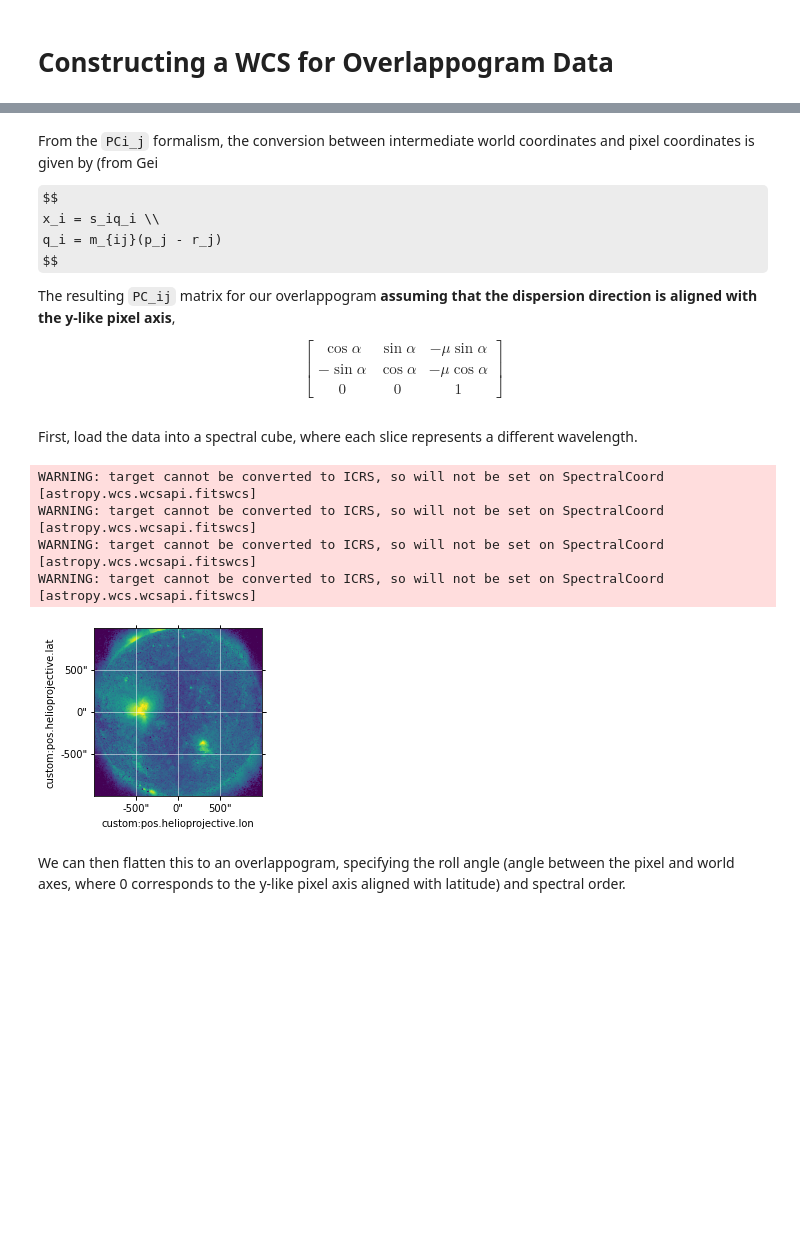
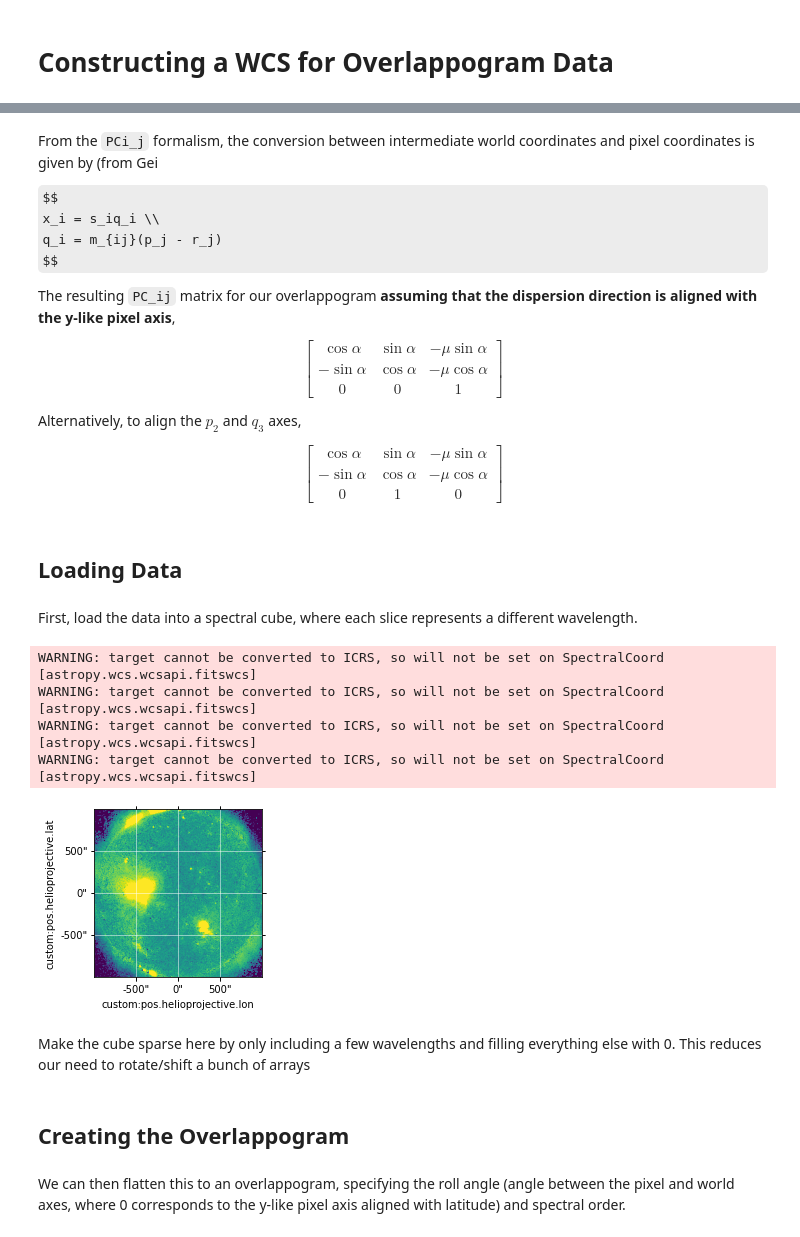
Before and after one commit to wtbarnes/moxsi-science-planning, a Jupyter notebook: notebooks/overlappogram-wcs-demo.ipynb, the cells around one changed output, grey strips where cells are left out. Saved outputs shown, nothing was run; the diff lists cells and outputs as text; code cells hidden in the pictures; some formulas as TeX source; blank space fills up the shorter version.

```diff
--- a/notebooks/overlappogram-wcs-demo.ipynb
+++ b/notebooks/overlappogram-wcs-demo.ipynb
@@ -36,21 +40,36 @@ $$
 0 & 0 & 1
 \end{bmatrix}
 $$
+
+Alternatively, to align the $p_2$ and $q_3$ axes,
+
+$$
+\begin{bmatrix}
+\cos\alpha & \sin\alpha & -\mu\sin\alpha \\
+-\sin\alpha & \cos\alpha & -\mu\cos\alpha \\
+0 & 1 & 0
+\end{bmatrix}
+$$
+# %% [markdown]
+## Loading Data
 # %% [markdown]
 First, load the data into a spectral cube, where each slice represents a different wavelength.
 # %%
 savdata = readsav('../data/forDan_MOXSI_DATA_09112020_0440_feldman.sav')
 # %%
-moxsi_cube = make_moxsi_ndcube(savdata['moxsi1_img'],savdata['cubixss_wave']*u.angstrom)
+_moxsi_cube = make_moxsi_ndcube(savdata['moxsi1_img'],savdata['cubixss_wave']*u.angstrom)
 # %%
 plt.figure(figsize=(3,8))
-ax = moxsi_cube[1073//2].plot(norm=ImageNormalize(vmin=0,vmax=1,stretch=LogStretch()))
+ax = _moxsi_cube[327].plot(norm=ImageNormalize(vmin=0,vmax=1,stretch=LogStretch()))
 lon,lat = ax.coords
 lon.grid(color='white', alpha=1, linestyle='solid', lw=.5,)
 lat.grid(color='white', alpha=1, linestyle='solid', lw=.5,)
 # %% [output]
 WARNING: target cannot be converted to ICRS, so will not be set on SpectralCoord [astropy.wcs.wcsapi.fitswcs]
 WARNING: target cannot be converted to ICRS, so will not be set on SpectralCoord [astropy.wcs.wcsapi.fitswcs]
 WARNING: target cannot be converted to ICRS, so will not be set on SpectralCoord [astropy.wcs.wcsapi.fitswcs]
 WARNING: target cannot be converted to ICRS, so will not be set on SpectralCoord [astropy.wcs.wcsapi.fitswcs]
-[figure, old version]
+[figure, new version]
+# %% [markdown]
+Make the cube sparse here by only including a few wavelengths and filling everything else with 0.
+This reduces our need to rotate/shift a bunch of arrays
@@ -57,3 +82,5 @@ WARNING: target cannot be converted to ICRS, so will not be set on SpectralCoord
+# %% [markdown]
+## Creating the Overlappogram
 # %% [markdown]
 We can then flatten this to an overlappogram, specifying the roll angle (angle between the pixel and world axes, where 0 corresponds to the y-like pixel axis aligned with latitude) and spectral order.
 # %%
```
Also changed, not shown: parts of 37 cells of this notebook, 2 other files.
